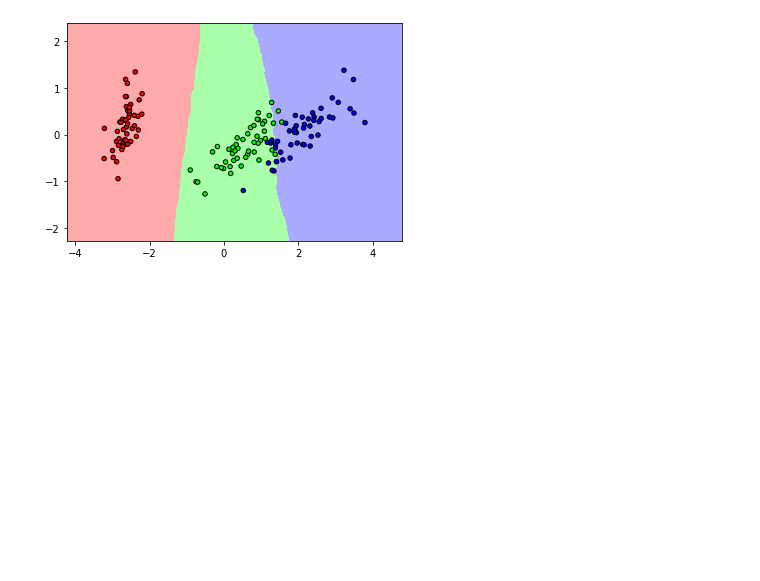
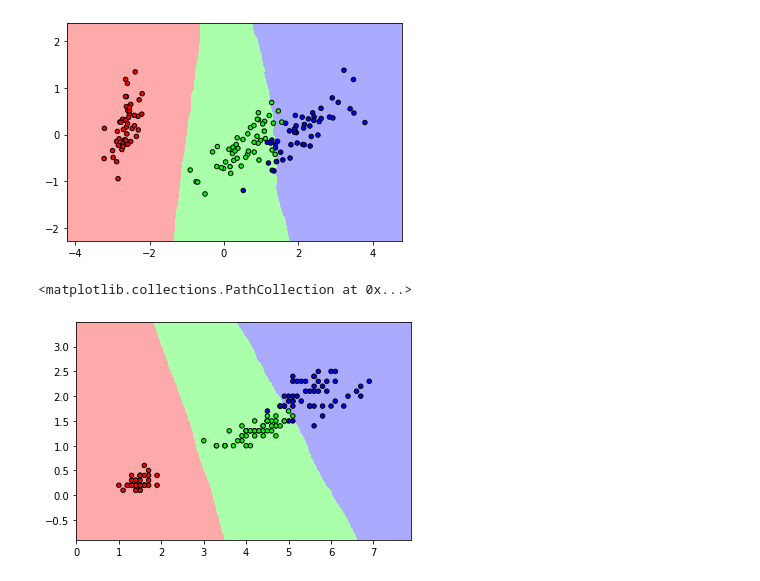
Before and after one commit to ycheng14799/MLProgrammingAssignmentWeek3, a Jupyter notebook: IrisKNearestNeighbors.ipynb, the cells around one changed output. Drawn from its saved outputs; the diff is of its cells as text; code cells hidden in the pictures; blank space fills up the shorter version.

```diff
--- a/IrisKNearestNeighbors.ipynb
+++ b/IrisKNearestNeighbors.ipynb
@@ -63,33 +63,36 @@ plt.scatter(X2D[:,0], X2D[:,1], c=Y, cmap=cmap_bold,\
 # %%
 # Decision boundaries of classification
 # based on sepal/petal characteristics only
 X2 = X[:,2:4]
-numNeighs = 25
+numNeighs = 50
 clf = neighbors.KNeighborsClassifier(numNeighs)
 clf.fit(X2,Y) # Fit KNN model
 
 # Define plot range
 plotXMin, plotXMax, plotYMin, plotYMax =\
     X2[:,0].min() - 1,\
     X2[:,0].max() + 1,\
     X2[:,1].min() - 1,\
     X2[:,1].max() + 1
 # Define plot step-size
 step = 0.01
 plotXs, plotYs = np.meshgrid(np.arange(plotXMin, plotXMax, step),\
                             np.arange(plotYMin, plotYMax, step))
 # Transform back to original space
 # For predictions
 predictions = clf.predict(np.c_[plotXs.ravel(), plotYs.ravel()])
 predictions = predictions.reshape(plotXs.shape)
 # Define color maps for plot
 cmap_light = ListedColormap(['#FFAAAA', '#AAFFAA', '#AAAAFF'])
 cmap_bold = ListedColormap(['#FF0000', '#00FF00', '#0000FF'])
 # Plot decision boundaries
 plt.figure()
 plt.pcolormesh(plotXs, plotYs, predictions, cmap=cmap_light)
 # Plot training points
 plt.scatter(X2[:,0], X2[:,1], c=Y, cmap=cmap_bold,\
             edgecolor='k', s=20)
+# %% [output]
+<matplotlib.collections.PathCollection at 0x...>
+[figure, added]
 # %%
 # TODO: Analysis of effect of k on decision boundaries
```
Also changed, not shown: 1 other file.
